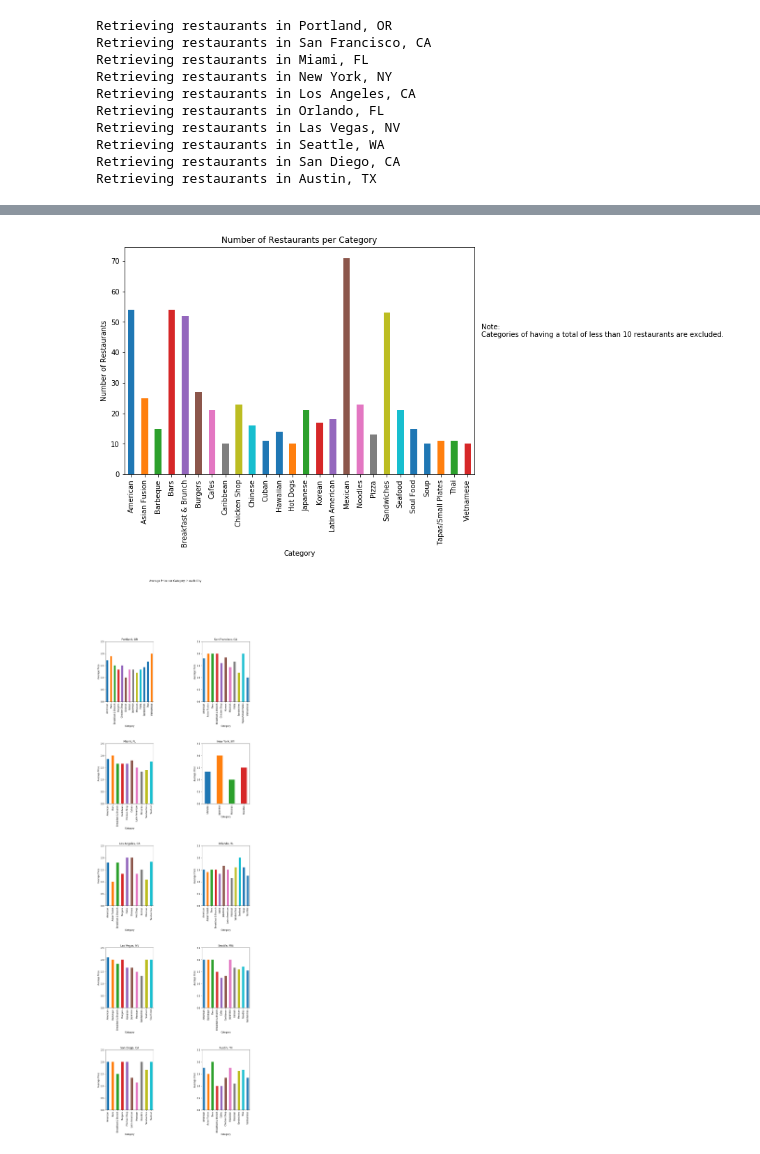
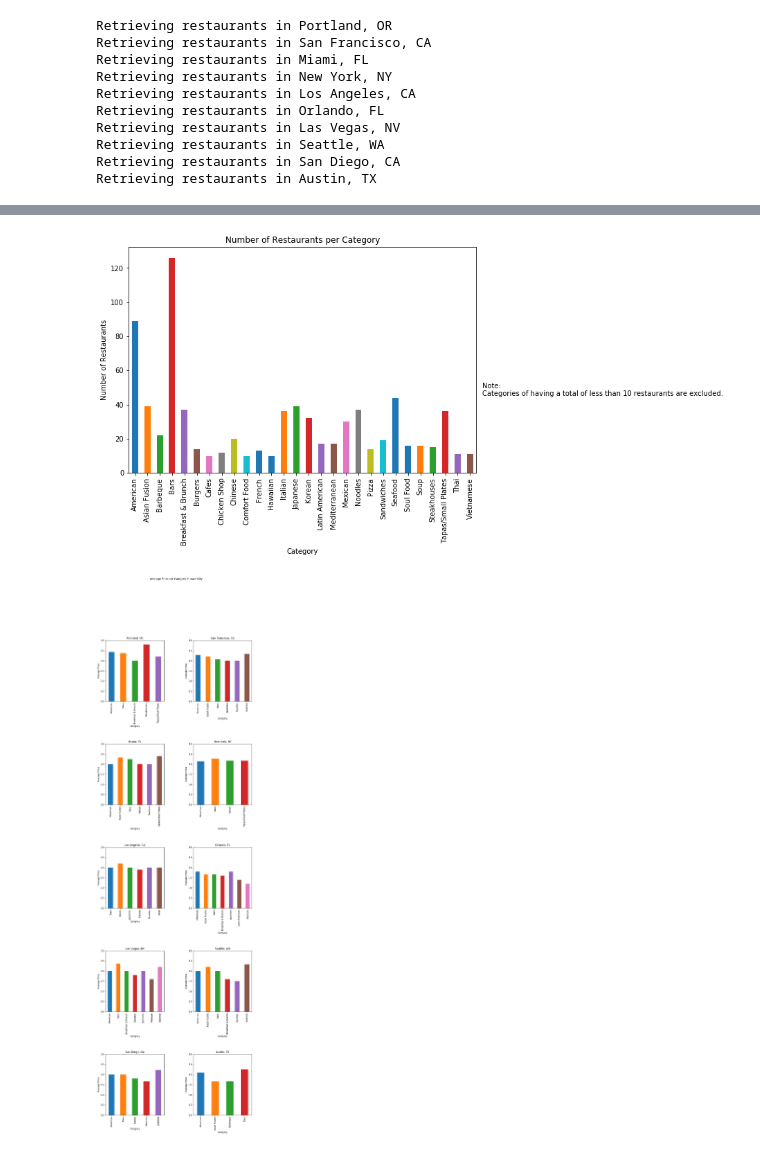
Before and after one commit to hmzskr/Project_1, a Jupyter notebook: Project1.ipynb, the cells around one changed output, grey strips where cells are left out. Saved outputs shown, nothing was run; the diff lists cells and outputs as text; code cells hidden in the pictures.

```diff
--- a/Project1.ipynb
+++ b/Project1.ipynb
@@ -31,7 +32,7 @@ review_count_list = []
 price_list = []
 
 for city in cities:
-    yelp_params = {'location' : city, 'term': 'food', 'limit' : '50', 'sortby' : 'rating, review_count'}
+    yelp_params = {'location' : city, 'term': 'restaurants', 'limit' : '50'}
     yelp_response = requests.get(yelp_url, yelp_params, headers = yelp_headers)
     yelp_data = yelp_response.json()
     restaurant_data = yelp_data['businesses']
@@ -149,4 +152,6 @@ plt.show()
 # %%
+# Plot for number of restaurants per category across all cities
+
 grouped_df = restaurants_pd.groupby('Category').filter(lambda x: x['Name'].count() >= 10)
 top_cat_df = grouped_df.groupby('Category')['Name'].count()
 
@@ -154,10 +159,10 @@ plt.figure(figsize = (9, 6))
 top_cat_plot = top_cat_df.plot(kind = 'bar')
 top_cat_plot.set_ylabel("Number of Restaurants")
 top_cat_plot.set_title("Number of Restaurants per Category")
-top_cat_plot.text(26, 45, 'Note:\nCategories of having a total of less than 10 restaurants are excluded.')
+top_cat_plot.text(28, 45, 'Note:\nCategories of having a total of less than 10 restaurants are excluded.')
 plt.show()
 # %% [output]
-[figure, old version]
+[figure, new version]
 # %%
 # DataFrames for restaurants in each city
 
@@ -181,34 +180,36 @@ def avg_price_category (city_pd):
 # Create list to hold mean data for each city
 data_list = []
 
-data_list.append(avg_price_category(portland_pd))
-data_list.append(avg_price_category(sanfrancisco_pd))
-data_list.append(avg_price_category(miami_pd))
-data_list.append(avg_price_category(newyork_pd))
-data_list.append(avg_price_category(losangeles_pd))
-data_list.append(avg_price_category(orlando_pd))
-data_list.append(avg_price_category(lasvegas_pd))
-data_list.append(avg_price_category(seattle_pd))
-data_list.append(avg_price_category(sandiego_pd))
-data_list.append(avg_price_category(austin_pd))
+data_list.append(avg_price_cat(portland_pd))
+data_list.append(avg_price_cat(sanfrancisco_pd))
+data_list.append(avg_price_cat(miami_pd))
+data_list.append(avg_price_cat(newyork_pd))
+data_list.append(avg_price_cat(losangeles_pd))
+data_list.append(avg_price_cat(orlando_pd))
+data_list.append(avg_price_cat(lasvegas_pd))
+data_list.append(avg_price_cat(seattle_pd))
+data_list.append(avg_price_cat(sandiego_pd))
+data_list.append(avg_price_cat(austin_pd))
 
 city_mean_pd = pd.DataFrame({'City' : cities, 'Data': data_list})
 # %%
+# Plots for average price per category for each city
+
 fig = plt.figure(figsize = (12, 40))
 fig.subplots_adjust(hspace = 0.7)
-fig.subplots_adjust(wspace = 1)
+fig.subplots_adjust(wspace = 0.5)
 
 
 for i in range(1,11):
     city_name = city_mean_pd['City']
     ax = plt.subplot(5, 2, i)
     city_mean_pd['Data'][i-1].plot(kind = 'bar')
     ax.title.set_text(city_name[i-1])
     plt.ylabel('Average Price')
-    plt.ylim(0, 2.5)
+    plt.ylim(0, 3)
 
 fig.suptitle('Average Price per Category in each City')
 
 plt.show()
 # %% [output]
-[figure, old version]
+[figure, new version]
```
Also changed, not shown: parts of 7 cells of this notebook, 1 other file.
